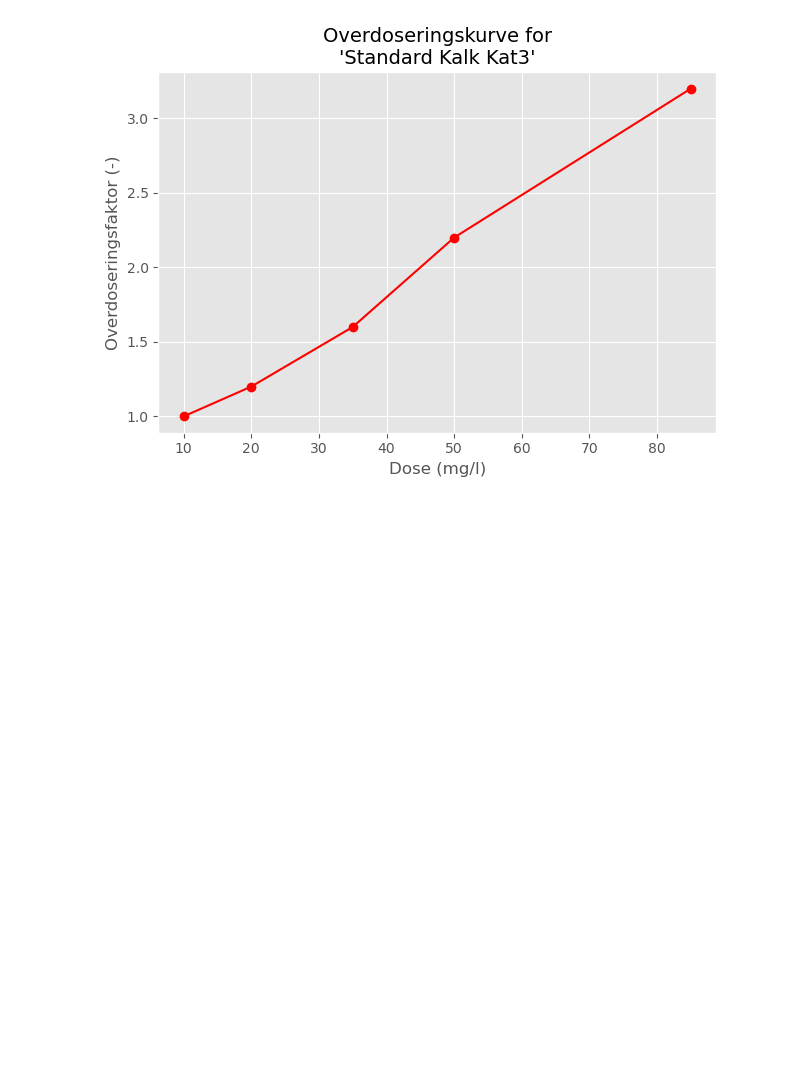
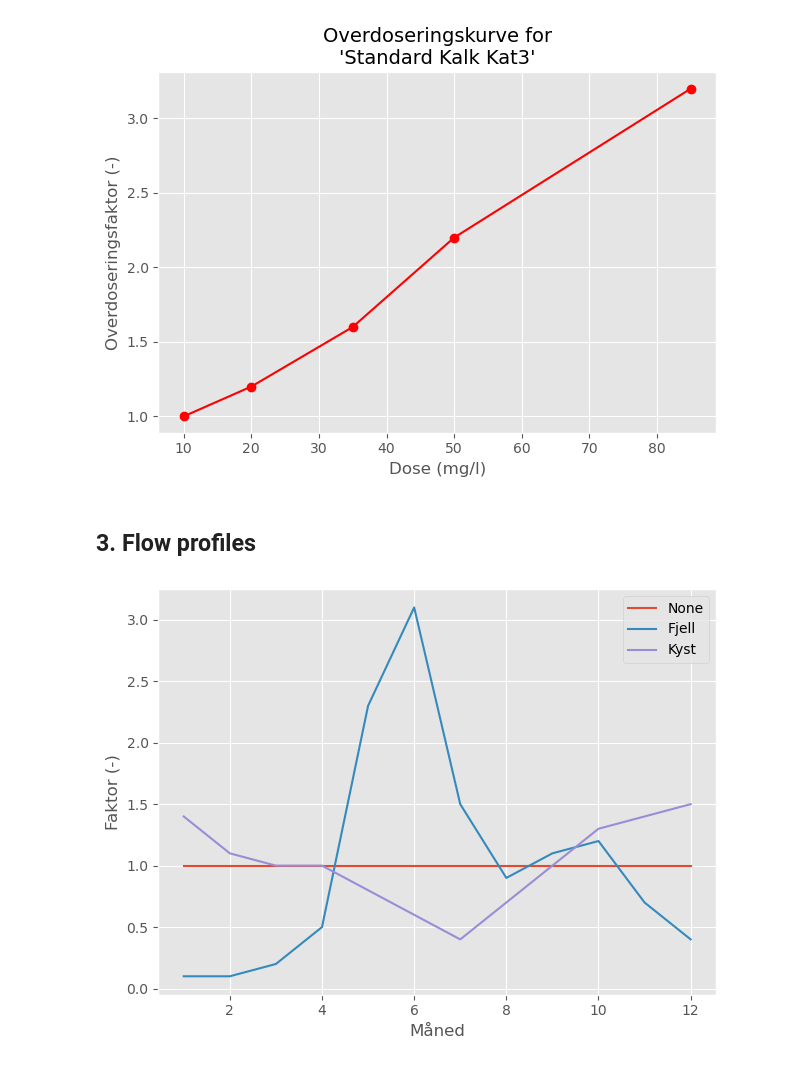
Before and after one commit to NIVANorge/lake_liming_app, a Jupyter notebook: notebooks/basic_plots.ipynb, the cells around one changed output. Saved outputs shown, nothing was run; the diff lists cells and outputs as text; code cells hidden in the pictures; blank space fills up the shorter version.

```diff
--- a/notebooks/basic_plots.ipynb
+++ b/notebooks/basic_plots.ipynb
@@ -39,2 +43,14 @@ plt.savefig(r'../docs/images/overdosing_example.png', dpi=200, bbox_inches='tigh
 # %% [output]
 [figure]
+# %% [markdown]
+## 3. Flow profiles
+# %%
+q_df = pd.read_excel(r"../data/flow_typologies.xlsx", index_col=0)
+q_df.columns = [col.capitalize() for col in q_df]
+q_df.plot()
+plt.xlabel("Måned")
+plt.ylabel("Faktor (-)")
+plt.tight_layout()
+plt.savefig(r"../docs/images/flow_typologies.png", dpi=200, bbox_inches="tight")
+# %% [output]
+[figure, added]
```
Also changed, not shown: parts of 5 cells of this notebook, 6 other files.
